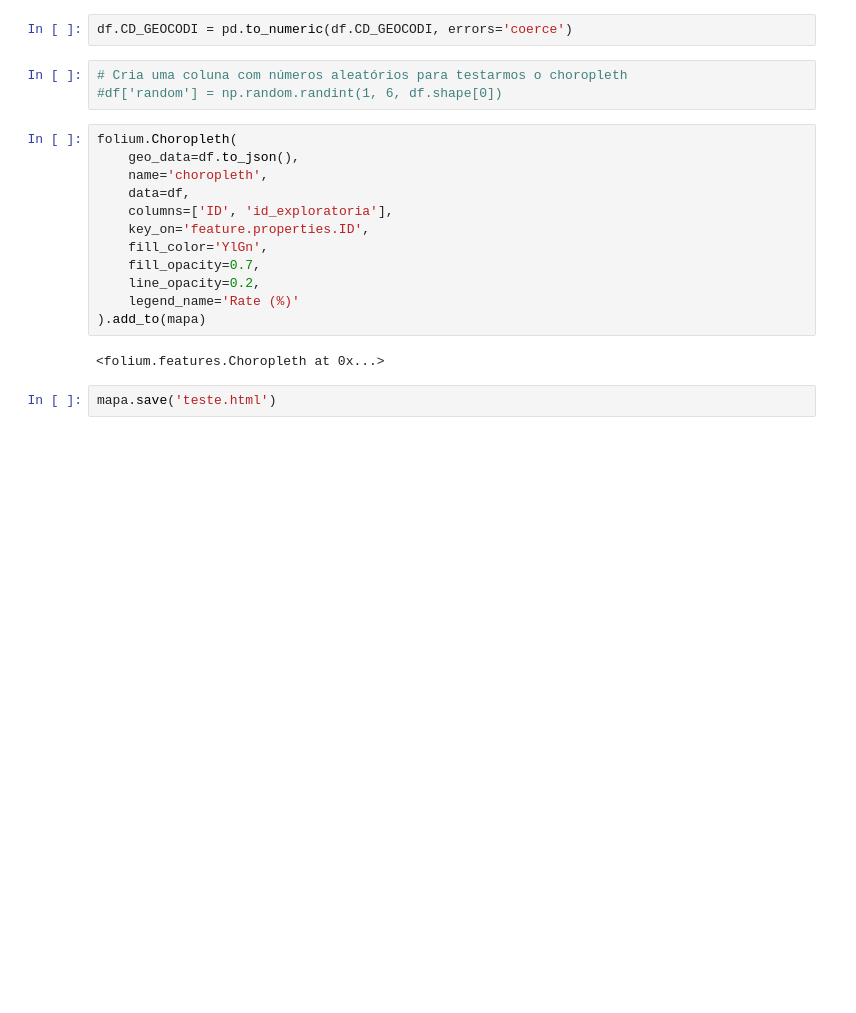
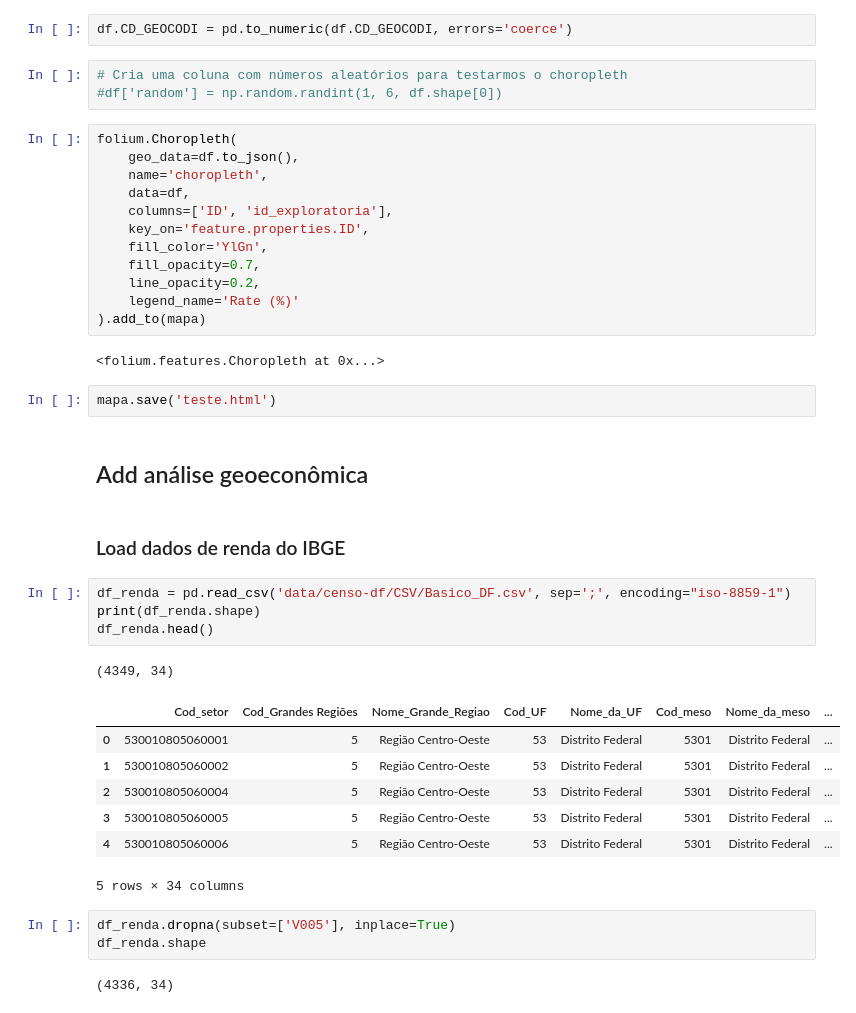
Before and after one commit to chris-redfield/analise-geo-brasilia, a Jupyter notebook: exploratoria-setores-censitarios.ipynb, the cells around one changed output. Saved outputs shown, nothing was run; the diff lists cells and outputs as text; blank space fills up the shorter version.

Commit message:
add análise geoeconômica

```diff
--- a/exploratoria-setores-censitarios.ipynb
+++ b/exploratoria-setores-censitarios.ipynb
@@ -76,3 +76,25 @@ folium.Choropleth(
 <folium.features.Choropleth at 0x...>
 # %%
 mapa.save('teste.html')
+# %% [markdown]
+## Add análise geoeconômica
+# %% [markdown]
+### Load dados de renda do IBGE
+# %%
+df_renda = pd.read_csv('data/censo-df/CSV/Basico_DF.csv', sep=';', encoding="iso-8859-1")
+print(df_renda.shape)
+df_renda.head()
+# %% [output]
+(4349, 34)
+|  | Cod_setor | Cod_Grandes Regiões | Nome_Grande_Regiao | Cod_UF | Nome_da_UF | Cod_meso | Nome_da_meso | ... |
+| 0 | 530010805060001 | 5 | Região Centro-Oeste | 53 | Distrito Federal | 5301 | Distrito Federal | ... |
+| 1 | 530010805060002 | 5 | Região Centro-Oeste | 53 | Distrito Federal | 5301 | Distrito Federal | ... |
+| 2 | 530010805060004 | 5 | Região Centro-Oeste | 53 | Distrito Federal | 5301 | Distrito Federal | ... |
+| 3 | 530010805060005 | 5 | Região Centro-Oeste | 53 | Distrito Federal | 5301 | Distrito Federal | ... |
+| 4 | 530010805060006 | 5 | Região Centro-Oeste | 53 | Distrito Federal | 5301 | Distrito Federal | ... |
+5 rows × 34 columns
+# %%
+df_renda.dropna(subset=['V005'], inplace=True)
+df_renda.shape
+# %% [output]
+(4336, 34)
```
Also changed, not shown: parts of 9 cells of this notebook.
